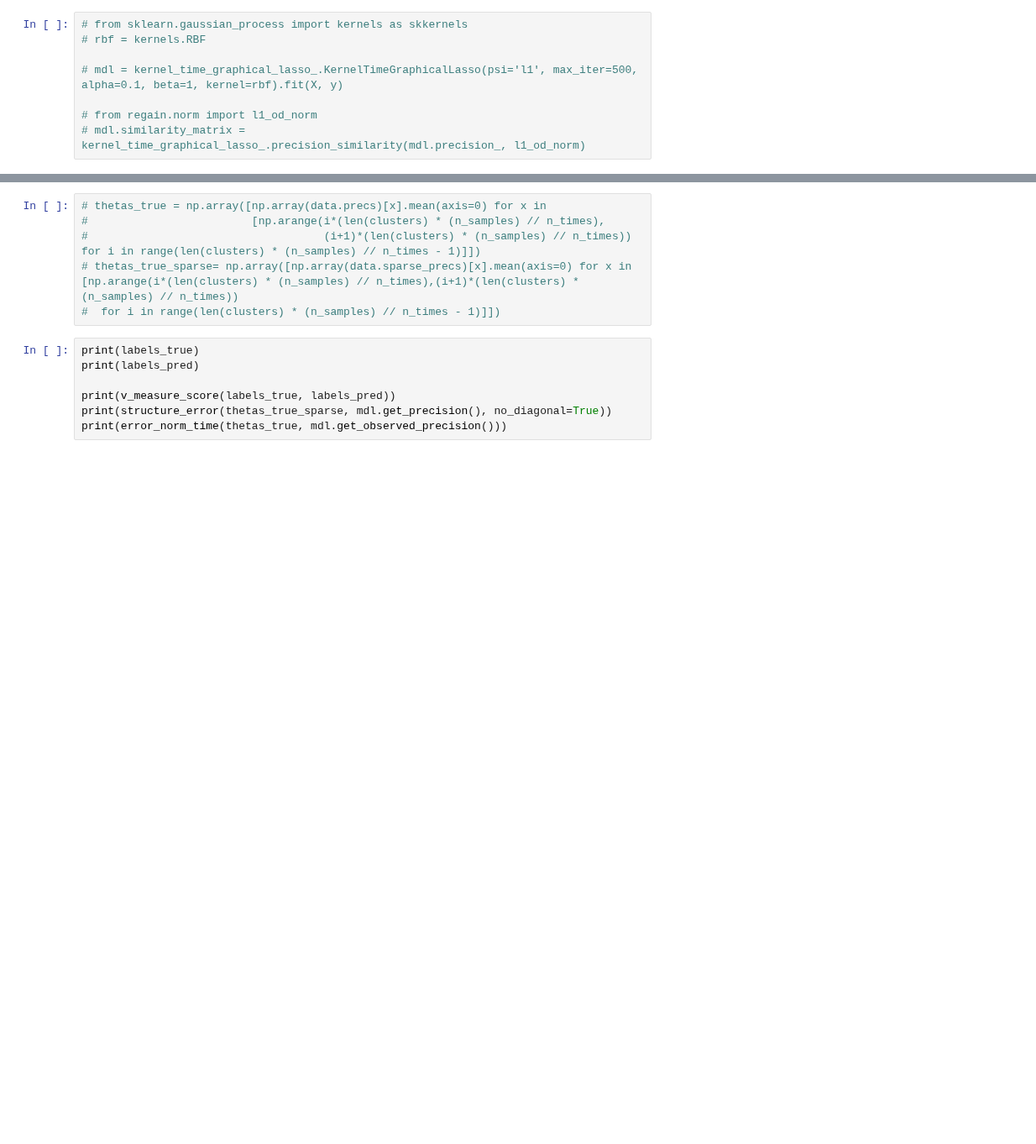
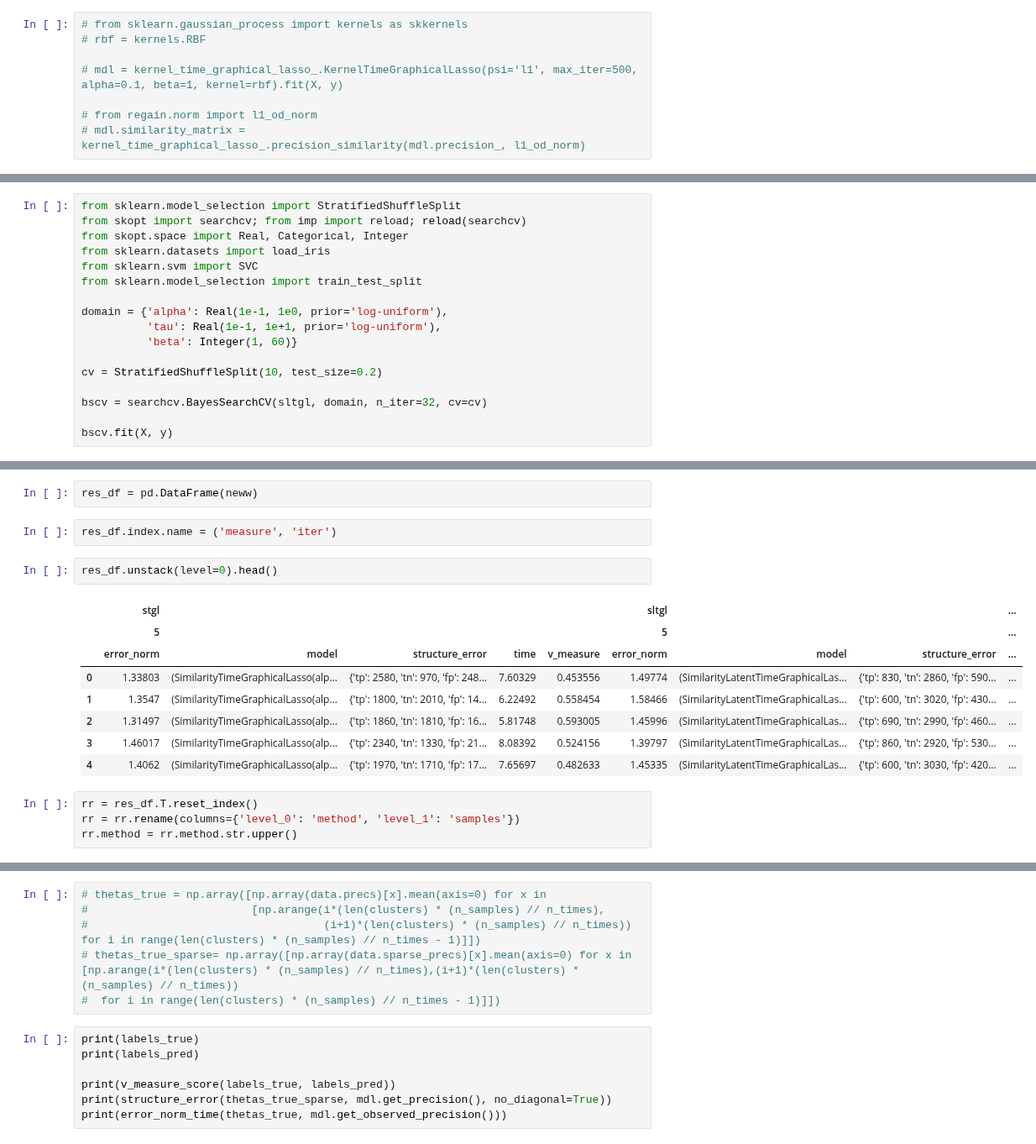
Before and after one commit to fdtomasi/regain, a Jupyter notebook: notebooks/graph-clustering/DEV_cluster_data_gen.ipynb, the cells around one changed output, grey strips where cells are left out. Shown at 84% size. Cells and saved outputs as stored; diff of their text form; blank space fills up the shorter version.

```diff
--- a/notebooks/graph-clustering/DEV_cluster_data_gen.ipynb
+++ b/notebooks/graph-clustering/DEV_cluster_data_gen.ipynb
@@ -110,0 +114,17 @@ from time import time
+# %%
+from sklearn.model_selection import StratifiedShuffleSplit
+from skopt import searchcv; from imp import reload; reload(searchcv)
+from skopt.space import Real, Categorical, Integer
+from sklearn.datasets import load_iris
+from sklearn.svm import SVC
+from sklearn.model_selection import train_test_split
+
+domain = {'alpha': Real(1e-1, 1e0, prior='log-uniform'),
+          'tau': Real(1e-1, 1e+1, prior='log-uniform'),
+          'beta': Integer(1, 60)}
+
+cv = StratifiedShuffleSplit(10, test_size=0.2)
+
+bscv = searchcv.BayesSearchCV(sltgl, domain, n_iter=32, cv=cv)
+
+bscv.fit(X, y)
@@ -254,0 +321,19 @@ np.array([thetas_true_sparse[l] for l in labels_pred]).shape
+# %%
+res_df = pd.DataFrame(neww)
+# %%
+res_df.index.name = ('measure', 'iter')
+# %%
+res_df.unstack(level=0).head()
+# %% [output]
+|  | stgl |  |  |  |  | sltgl |  |  | ... |
+|  | 5 |  |  |  |  | 5 |  |  | ... |
+|  | error_norm | model | structure_error | time | v_measure | error_norm | model | structure_error | ... |
+| 0 | 1.33803 | (SimilarityTimeGraphicalLasso(alp... | {'tp': 2580, 'tn': 970, 'fp': 248... | 7.60329 | 0.453556 | 1.49774 | (SimilarityLatentTimeGraphicalLas... | {'tp': 830, 'tn': 2860, 'fp': 590... | ... |
+| 1 | 1.3547 | (SimilarityTimeGraphicalLasso(alp... | {'tp': 1800, 'tn': 2010, 'fp': 14... | 6.22492 | 0.558454 | 1.58466 | (SimilarityLatentTimeGraphicalLas... | {'tp': 600, 'tn': 3020, 'fp': 430... | ... |
+| 2 | 1.31497 | (SimilarityTimeGraphicalLasso(alp... | {'tp': 1860, 'tn': 1810, 'fp': 16... | 5.81748 | 0.593005 | 1.45996 | (SimilarityLatentTimeGraphicalLas... | {'tp': 690, 'tn': 2990, 'fp': 460... | ... |
+| 3 | 1.46017 | (SimilarityTimeGraphicalLasso(alp... | {'tp': 2340, 'tn': 1330, 'fp': 21... | 8.08392 | 0.524156 | 1.39797 | (SimilarityLatentTimeGraphicalLas... | {'tp': 860, 'tn': 2920, 'fp': 530... | ... |
+| 4 | 1.4062 | (SimilarityTimeGraphicalLasso(alp... | {'tp': 1970, 'tn': 1710, 'fp': 17... | 7.65697 | 0.482633 | 1.45335 | (SimilarityLatentTimeGraphicalLas... | {'tp': 600, 'tn': 3030, 'fp': 420... | ... |
+# %%
+rr = res_df.T.reset_index()
+rr = rr.rename(columns={'level_0': 'method', 'level_1': 'samples'})
+rr.method = rr.method.str.upper()
```
Also changed, not shown: parts of 30 cells of this notebook, 17 other files.
